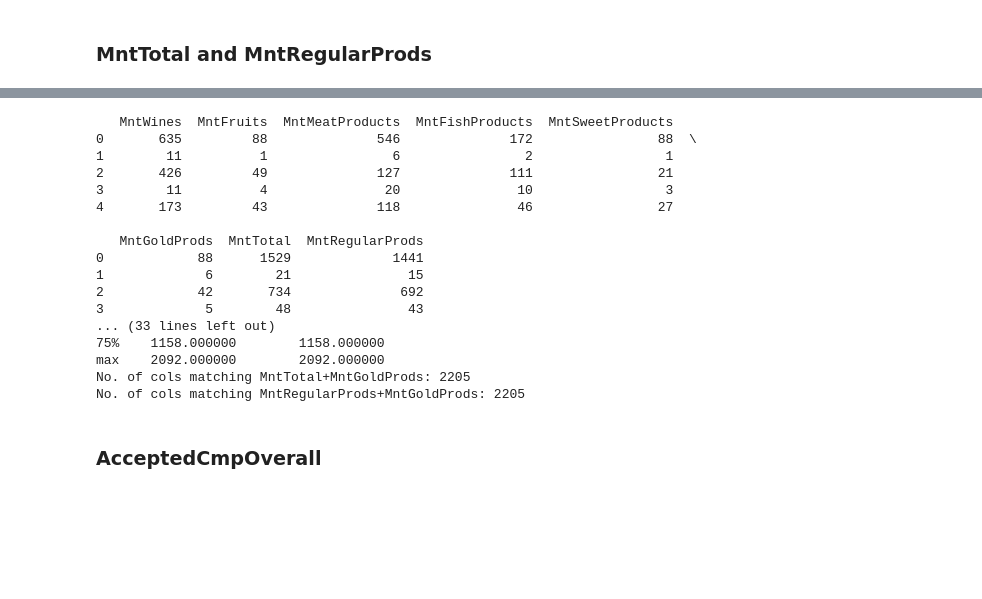
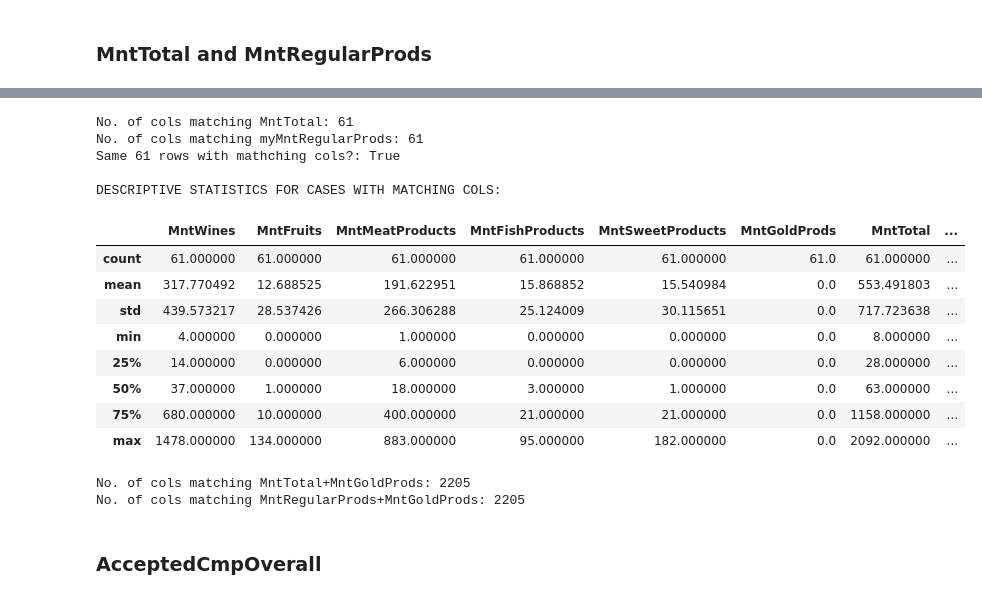
Before and after one commit to nick-peter-marcus/marketing-analytics-data, a Jupyter notebook: marketing-analytics-data-EDA.ipynb, the cells around one changed output, grey strips where cells are left out. Cells and saved outputs as stored; diff of their text form; code cells hidden in the pictures; blank space fills up the shorter version.

```diff
--- a/marketing-analytics-data-EDA.ipynb
+++ b/marketing-analytics-data-EDA.ipynb
@@ -86,57 +119,35 @@ Name: count, dtype: int64
 # %%
-# These two seem to be sums of the individual amounts spend on all the products.
-
-Mnt_cols = [col for col in df.columns if col.startswith('Mnt')]
-print(df.filter(Mnt_cols).head())
-# On first sight, MntRegularProds seems to exclude the spendings from MntGoldProds.
-# However, in the descriptive statistics, negative values were found for MntRegularProds.
-
-# Create new columns including own calculations
-new_Mnt_cols = ['MntTotal', 'MntRegularProds']
-orig_Mnt_cols = df.filter(like='Mnt').drop(new_Mnt_cols, axis=1).columns.to_list()
-reg_Mnt_cols = [x for x in orig_Mnt_cols if x != 'MntGoldProds']
-
-df['myMntTotal'] = df.filter(orig_Mnt_cols).sum(axis=1)
-df['myMntRegularProds'] = df.filter(reg_Mnt_cols).sum(axis=1)
-
-df.filter(like='myMnt').describe()
-# No negative values.
-
 # Compare own calcs to existing col
 print('No. of cols matching MntTotal:', sum(df['myMntTotal'] == df['MntTotal']))
 print('No. of cols matching myMntRegularProds:', sum(df['myMntRegularProds'] == df['MntRegularProds']))
 # Only 61 rows match for MntTotal and myMntRegularProds.
 
 print('Same 61 rows with mathching cols?:', df.loc[df['myMntTotal'] == df['MntTotal']].equals(df.loc[df['myMntRegularProds'] == df['MntRegularProds']]))
 # These 61 rows are the same for both checks
 
-print('\nDESCRIPTIVE STATISTICS FOR CASES WITH MATCHING COLS\n', df.loc[df['myMntTotal'] == df['MntTotal']].filter(like='Mnt').describe())
+print('\nDESCRIPTIVE STATISTICS FOR CASES WITH MATCHING COLS:')
+df.loc[df['myMntTotal'] == df['MntTotal']].filter(like='Mnt').describe()
 # All of the matching cases have 0 spendings in gold.
-
-# Check whether computed col MntTotal might be missing the MntGoldProds col
-print('No. of cols matching MntTotal+MntGoldProds:', sum(df['myMntTotal'] == df['MntTotal'] + df['MntGoldProds']))
-# All 2205 rows match!
-print('No. of cols matching MntRegularProds+MntGoldProds:', sum(df['myMntRegularProds'] == df['MntRegularProds'] + df['MntGoldProds']))
-# All 2205 rows match!
-
-
-# -> CONCLUSION: Drop pre-computed values and keep only myMntTotal, i.e. the sum of the amont spent for all product categories.
-df.drop(['MntTotal', 'MntRegularProds', 'myMntRegularProds'], axis=1, inplace=True)
 # %% [output]
-   MntWines  MntFruits  MntMeatProducts  MntFishProducts  MntSweetProducts
-0       635         88              546              172                88  \
-1        11          1                6                2                 1
-2       426         49              127              111                21
-3        11          4               20               10                 3
-4       173         43              118               46                27
+No. of cols matching MntTotal: 61
+No. of cols matching myMntRegularProds: 61
+Same 61 rows with mathching cols?: True
 
-   MntGoldProds  MntTotal  MntRegularProds
-0            88      1529             1441
-1             6        21               15
-2            42       734              692
-3             5        48               43
-... (33 lines left out)
-75%    1158.000000        1158.000000
-max    2092.000000        2092.000000
-No. of cols matching MntTotal+MntGoldProds: 2205
-No. of cols matching MntRegularProds+MntGoldProds: 2205
+DESCRIPTIVE STATISTICS FOR CASES WITH MATCHING COLS:
+|  | MntWines | MntFruits | MntMeatProducts | MntFishProducts | MntSweetProducts | MntGoldProds | MntTotal | ... |
+| count | 61.000000 | 61.000000 | 61.000000 | 61.000000 | 61.000000 | 61.0 | 61.000000 | ... |
+| mean | 317.770492 | 12.688525 | 191.622951 | 15.868852 | 15.540984 | 0.0 | 553.491803 | ... |
+| std | 439.573217 | 28.537426 | 266.306288 | 25.124009 | 30.115651 | 0.0 | 717.723638 | ... |
+| min | 4.000000 | 0.000000 | 1.000000 | 0.000000 | 0.000000 | 0.0 | 8.000000 | ... |
+| 25% | 14.000000 | 0.000000 | 6.000000 | 0.000000 | 0.000000 | 0.0 | 28.000000 | ... |
+| 50% | 37.000000 | 1.000000 | 18.000000 | 3.000000 | 1.000000 | 0.0 | 63.000000 | ... |
+| 75% | 680.000000 | 10.000000 | 400.000000 | 21.000000 | 21.000000 | 0.0 | 1158.000000 | ... |
+| max | 1478.000000 | 134.000000 | 883.000000 | 95.000000 | 182.000000 | 0.0 | 2092.000000 | ... |
+# %%
+# Check whether computed col MntTotal might be missing the MntGoldProds col
+print('No. of cols matching MntTotal+MntGoldProds:', sum(df['myMntTotal'] == df['MntTotal'] + df['MntGoldProds']))
+print('No. of cols matching MntRegularProds+MntGoldProds:', sum(df['myMntRegularProds'] == df['MntRegularProds'] + df['MntGoldProds']))
+# All 2205 rows match!
+# %% [output]
+No. of cols matching MntTotal+MntGoldProds: 2205
+No. of cols matching MntRegularProds+MntGoldProds: 2205
```
Also changed, not shown: parts of 13 cells of this notebook.
